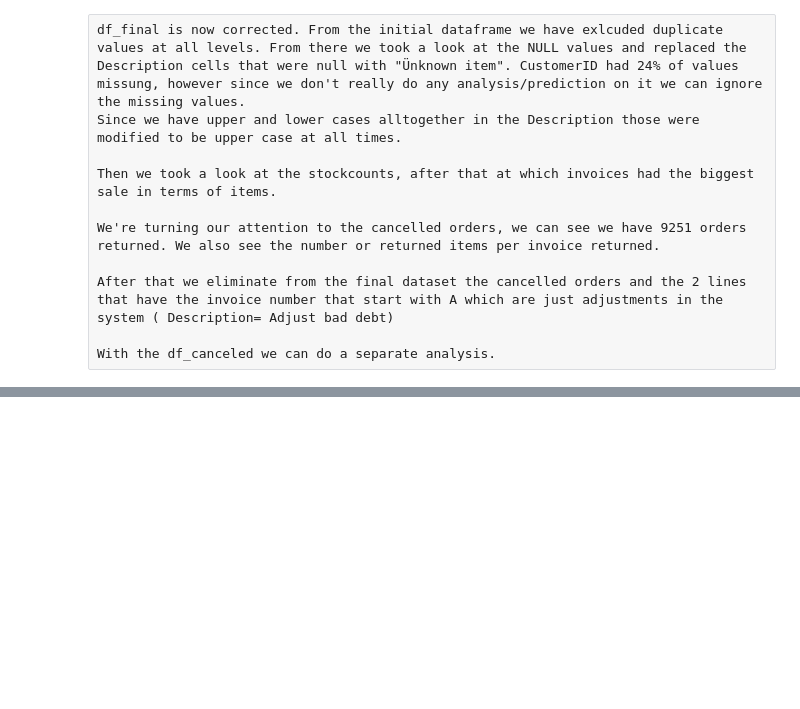
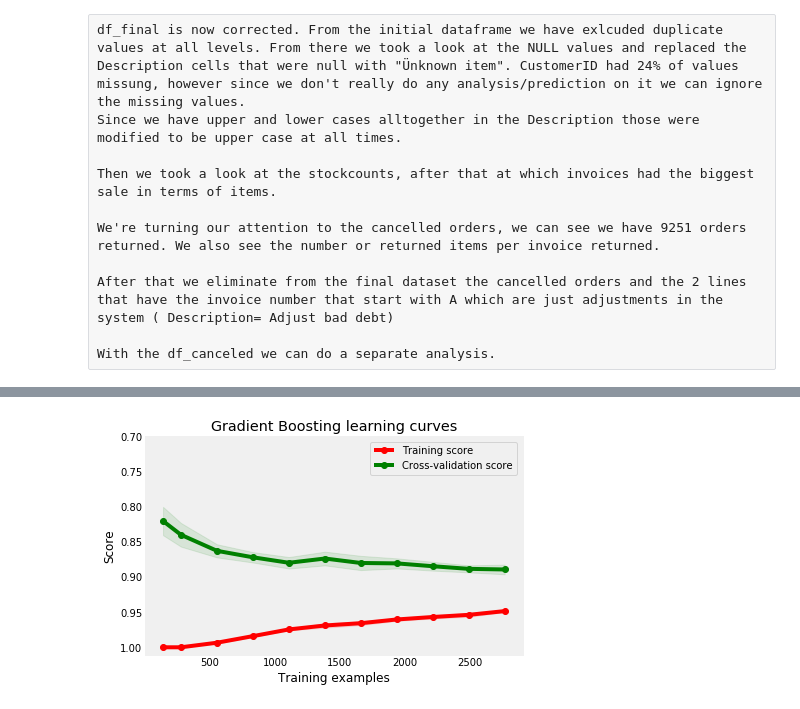
Before and after one commit to dariuspetrov/E-Commerce, a Jupyter notebook: DSIP-project.ipynb, the cells around one changed output, grey strips where cells are left out. Drawn from its saved outputs; the diff is of its cells as text; code cells hidden in the pictures; blank space fills up the shorter version.

```diff
--- a/DSIP-project.ipynb
+++ b/DSIP-project.ipynb
@@ -253,0 +592,6 @@ With the df_canceled we can do a separate analysis.
+# %%
+gb = Class_Fit(clf = ensemble.GradientBoostingClassifier)
+param_grid = {'n_estimators' : [10, 20, 30, 40, 50, 60, 70, 80, 90, 100]}
+gb.grid_search(parameters = param_grid, Kfold = 5)
+gb.grid_fit(X = X_train, Y = Y_train)
+gb.grid_predict(X_test, Y_test)
@@ -253,0 +606,6 @@ With the df_canceled we can do a separate analysis.
+# %%
+g = plot_learning_curve(gb.grid.best_estimator_, "Gradient Boosting learning curves", X_train, Y_train,
+                        ylim = [1.01, 0.7], cv = 5,
+                        train_sizes = [0.05, 0.1, 0.2, 0.3, 0.4, 0.5, 0.6, 0.7, 0.8, 0.9, 1])
+# %% [output]
+[figure, added]
```
Also changed, not shown: parts of 29 cells of this notebook.
